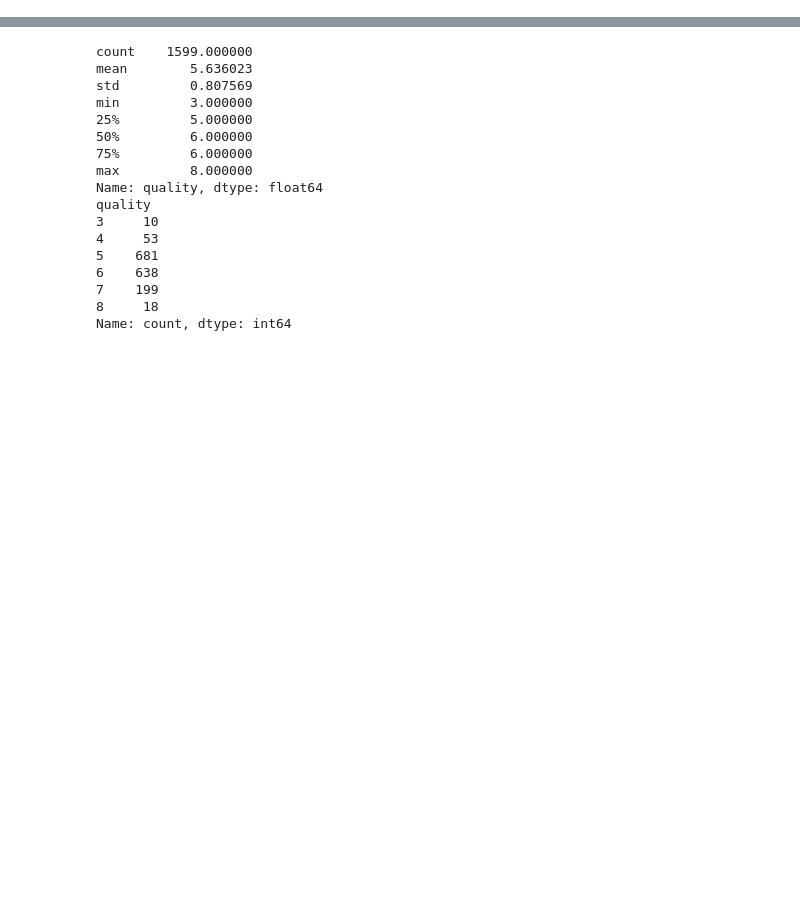
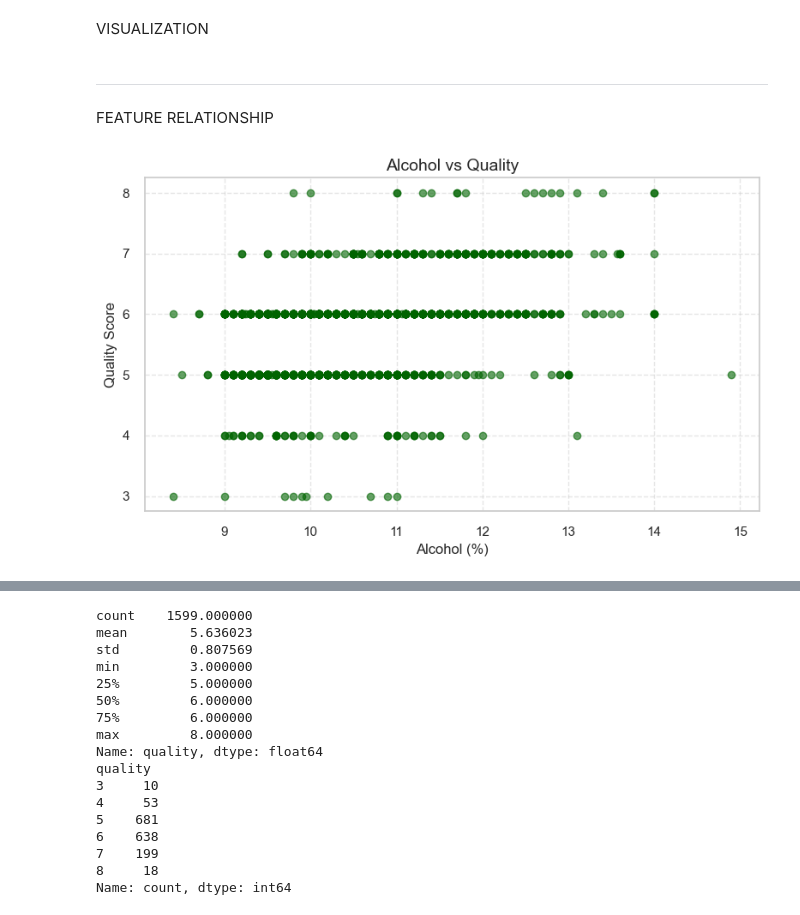
Before and after one commit to NgPhuQuy/Wine-Quality-Prediction, a Jupyter notebook: notebooks/EDA/EDA_redWine.ipynb, the cells around one changed output, grey strips where cells are left out. Cells and saved outputs as stored; diff of their text form; code cells hidden in the pictures; blank space fills up the shorter version.

```diff
--- a/notebooks/EDA/EDA_redWine.ipynb
+++ b/notebooks/EDA/EDA_redWine.ipynb
@@ -78,0 +218,25 @@ sns.countplot(x="quality", data=red_wine_df)
+# %% [markdown]
+VISUALIZATION
+# %% [markdown]
+---
+# %% [markdown]
+FEATURE RELATIONSHIP
+# %%
+plt.figure(figsize=(8,5))
+
+plt.scatter(
+    red_wine_df['alcohol'],
+    red_wine_df['quality'],
+    color='darkgreen',
+    alpha=0.6
+)
+
+plt.xlabel("Alcohol (%)", fontsize=12)
+plt.ylabel("Quality Score", fontsize=12)
+plt.title("Alcohol vs Quality", fontsize=14)
+
+plt.grid(True, linestyle='--', alpha=0.5)
+plt.tight_layout()
+plt.show()
+# %% [output]
+[figure, added]
```
Also changed, not shown: parts of 50 cells of this notebook, 2 other files.
